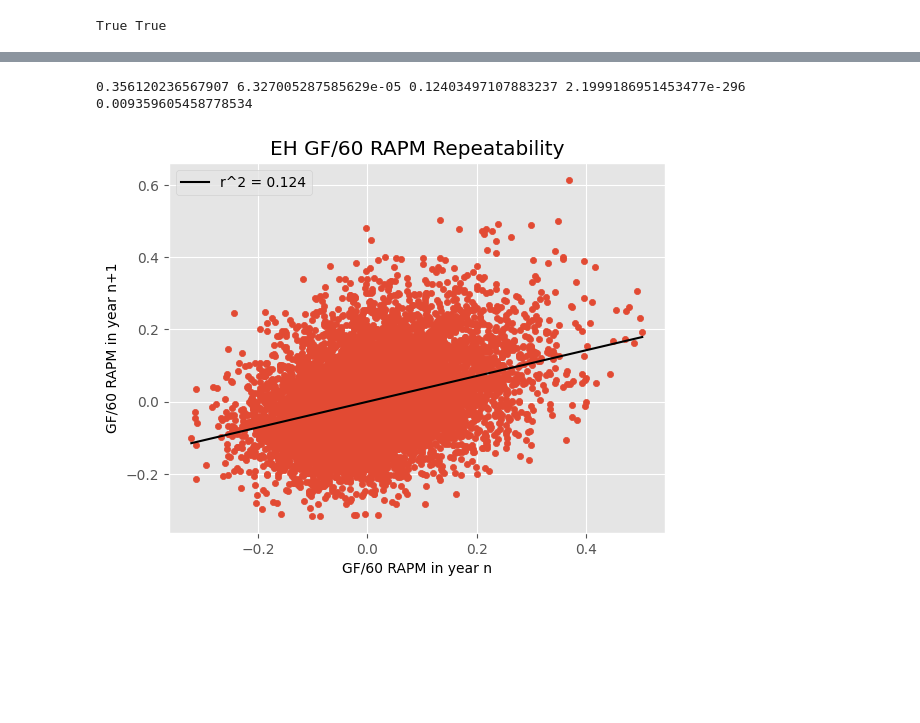
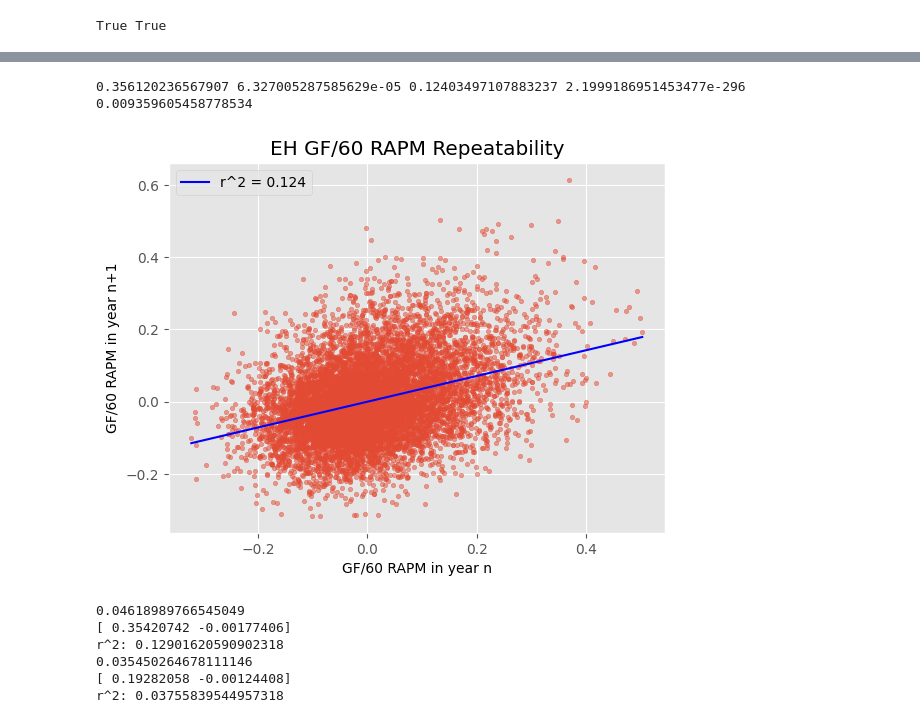
Before and after one commit to austinegri/HockeyResearch, a Jupyter notebook: G plusminus RAPM Repeatability.ipynb, the cells around one changed output, grey strips where cells are left out. Cells and saved outputs as stored; diff of their text form; code cells hidden in the pictures; blank space fills up the shorter version.

Commit message:
Adding charts - G+/- more repeatable than xG+/-

```diff
--- a/G plusminus RAPM Repeatability.ipynb
+++ b/G plusminus RAPM Repeatability.ipynb
@@ -78,0 +79,20 @@ plt.show()
+# %%
+slope, intercept, r_value, p_value, std_err = linregress(combo_current['xG±/60'], combo_next['xG±/60'])
+print(slope, intercept, r_value**2, p_value, std_err)
+N = combo_current['xG±/60'].max()
+min_ = combo_current['xG±/60'].min()
+xseq = np.linspace(min_, N, num=2)
+
+
+plt.style.use('ggplot')
+
+plt.title("EH xG±/60 RAPM Repeatability")
+plt.ylabel("xG±/60 RAPM in year n+1")
+plt.xlabel("xG±/60 RAPM in year n")
+plt.scatter(combo_current['xG±/60'], combo_next['xG±/60'], s= 10, alpha=0.5)
+
+plt.plot(xseq, intercept+slope*xseq, color='b', label="r^2 = {:.3f}".format(r_value**2))
+plt.legend()
+plt.show()
+
+# xG±/60 is less predictable than G±/60!!!!!!!!
@@ -79,22 +102,44 @@ plt.show()
 # %%
 slope, intercept, r_value, p_value, std_err = linregress(combo_current['GF/60'], combo_next['GF/60'])
 print(slope, intercept, r_value**2, p_value, std_err)
 N = combo_current['GF/60'].max()
 min_ = combo_current['GF/60'].min()
 xseq = np.linspace(min_, N, num=2)
 
 
 plt.style.use('ggplot')
 
 plt.title("EH GF/60 RAPM Repeatability")
 plt.ylabel("GF/60 RAPM in year n+1")
 plt.xlabel("GF/60 RAPM in year n")
-plt.scatter(combo_current['GF/60'], combo_next['GF/60'], s= 20)
-# plt.scatter(team_df.xs('2022/23')['iceTime'], team_df.xs('2022/23')['Injury Count'], s= 20, color='blue', label='2022/23')
+plt.scatter(combo_current['GF/60'], combo_next['GF/60'], s= 10, alpha=0.5)
 
-plt.plot(xseq, intercept+slope*xseq, color='k', label="r^2 = {:.3f}".format(r_value**2))
+plt.plot(xseq, intercept+slope*xseq, color='b', label="r^2 = {:.3f}".format(r_value**2))
 plt.legend()
 plt.show()
 # %% [output]
 0.356120236567907 6.327005287585629e-05 0.12403497107883237 2.1999186951453477e-296 0.009359605458778534
-[figure, old version]
+[figure, new version]
+# %%
+mlr = LinearRegression()
+mlr.fit(combo_current[['GF/60', 'Age']], combo_next['GF/60'])
+
+# get the slope and intercept of the line best fit.
+print(mlr.intercept_)
+print(mlr.coef_)
+print('r^2:', mlr.score(combo_current[['GF/60', 'Age']], combo_next['GF/60']))
+
+mlr = LinearRegression()
+mlr.fit(combo_current[['G±/60', 'Age']], combo_next['G±/60'])
+
+# get the slope and intercept of the line best fit.
+print(mlr.intercept_)
+print(mlr.coef_)
+print('r^2:', mlr.score(combo_current[['G±/60', 'Age']], combo_next['G±/60']))
+# %% [output]
+0.04618989766545049
+[ 0.35420742 -0.00177406]
+r^2: 0.12901620590902318
+0.035450264678111146
+[ 0.19282058 -0.00124408]
+r^2: 0.03755839544957318
```
Also changed, not shown: parts of 5 cells of this notebook.
